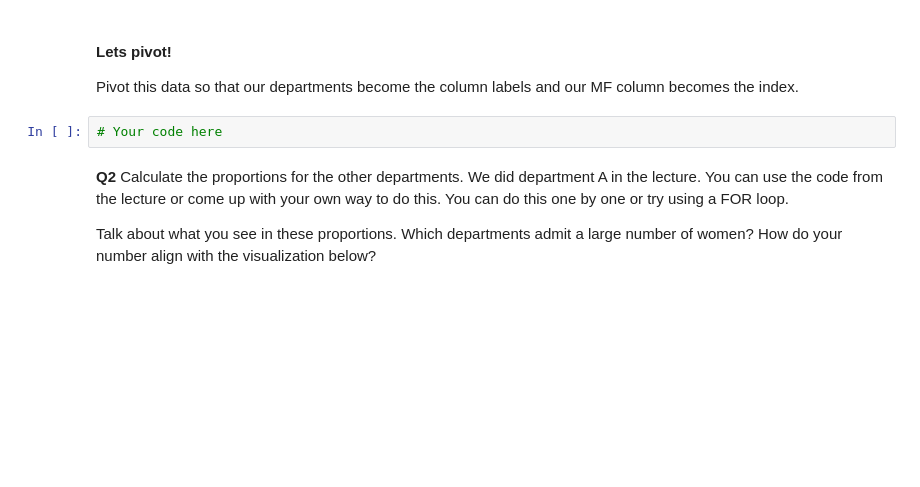
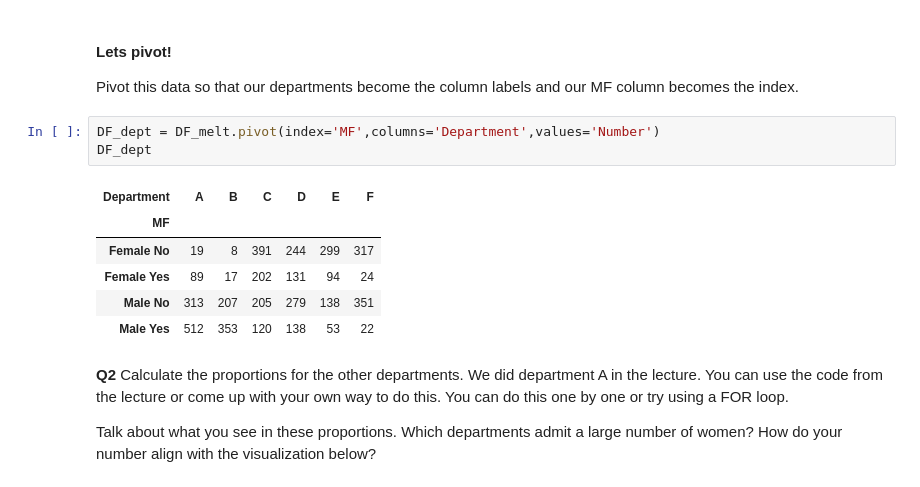
Before and after one commit to sophiamagcale/Day11, a Jupyter notebook: Day11-HW.ipynb, the cells around one changed output. Drawn from its saved outputs; the diff is of its cells as text; blank space fills up the shorter version.

```diff
--- a/Day11-HW.ipynb
+++ b/Day11-HW.ipynb
@@ -137,7 +169,15 @@ Start with our original "melted" data frame:
 
 Pivot this data so that our departments become the column labels and our MF column becomes the index.
 # %%
-# Your code here
+DF_dept = DF_melt.pivot(index='MF',columns='Department',values='Number')
+DF_dept
+# %% [output]
+| Department | A | B | C | D | E | F |
+| MF |  |  |  |  |  |  |
+| Female No | 19 | 8 | 391 | 244 | 299 | 317 |
+| Female Yes | 89 | 17 | 202 | 131 | 94 | 24 |
+| Male No | 313 | 207 | 205 | 279 | 138 | 351 |
+| Male Yes | 512 | 353 | 120 | 138 | 53 | 22 |
 # %% [markdown]
 **Q2** Calculate the proportions for the other departments. We did department A in the lecture. You can use the code from the lecture or come up with your own way to do this. You can do this one by one or try using a FOR loop.
 
```
Also changed, not shown: parts of 6 cells of this notebook.
